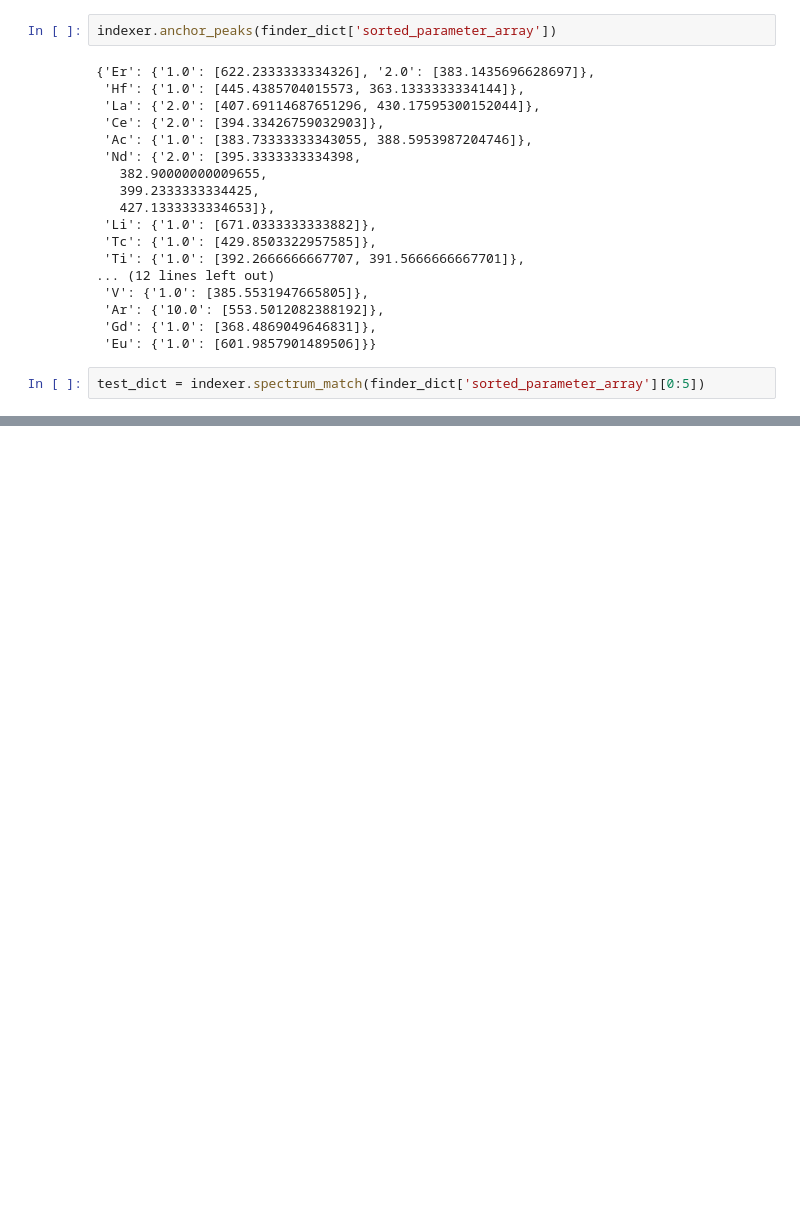
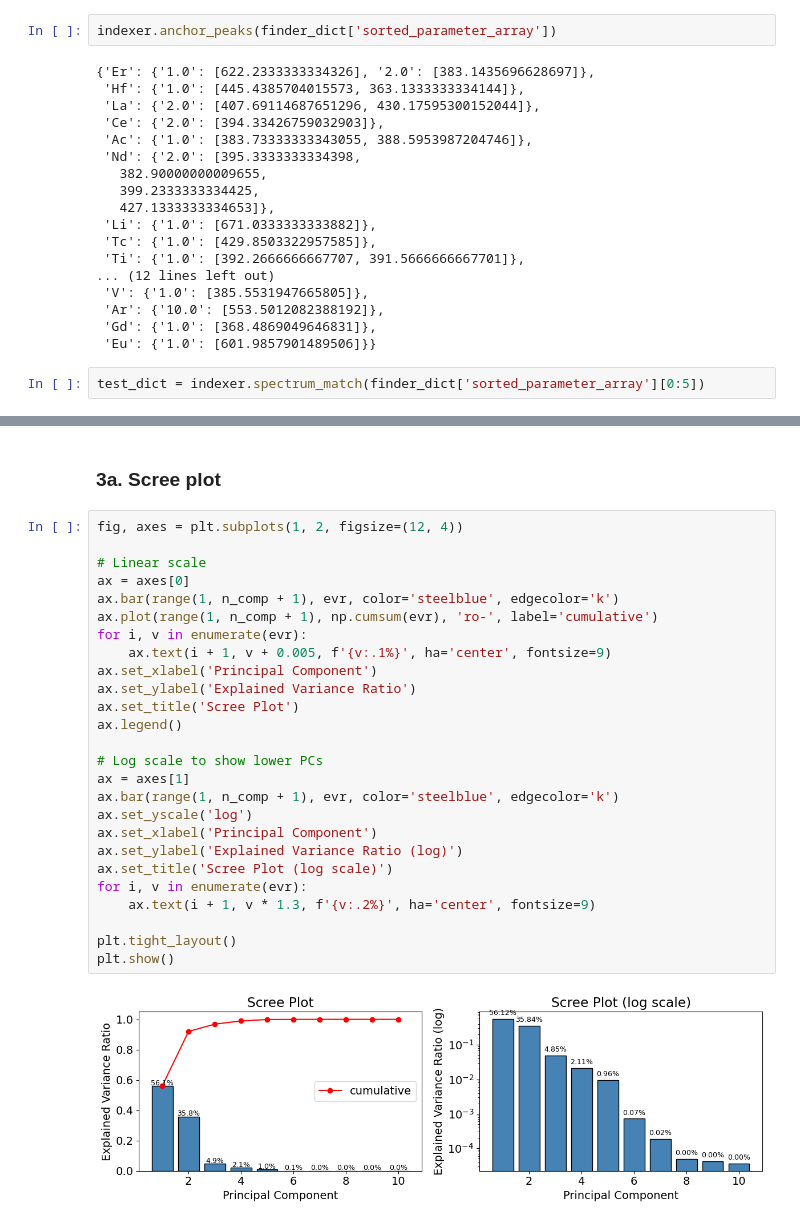
Before and after one commit to MWhitta/alibz, a Jupyter notebook: peaky_demo_v1.ipynb, the cells around one changed output, grey strips where cells are left out. Drawn from its saved outputs; the diff is of its cells as text; blank space fills up the shorter version.

```diff
--- a/peaky_demo_v1.ipynb
+++ b/peaky_demo_v1.ipynb
@@ -140,0 +289,30 @@ test_dict
+# %% [markdown]
+### 3a. Scree plot
+# %%
+fig, axes = plt.subplots(1, 2, figsize=(12, 4))
+
+# Linear scale
+ax = axes[0]
+ax.bar(range(1, n_comp + 1), evr, color='steelblue', edgecolor='k')
+ax.plot(range(1, n_comp + 1), np.cumsum(evr), 'ro-', label='cumulative')
+for i, v in enumerate(evr):
+    ax.text(i + 1, v + 0.005, f'{v:.1%}', ha='center', fontsize=9)
+ax.set_xlabel('Principal Component')
+ax.set_ylabel('Explained Variance Ratio')
+ax.set_title('Scree Plot')
+ax.legend()
+
+# Log scale to show lower PCs
+ax = axes[1]
+ax.bar(range(1, n_comp + 1), evr, color='steelblue', edgecolor='k')
+ax.set_yscale('log')
+ax.set_xlabel('Principal Component')
+ax.set_ylabel('Explained Variance Ratio (log)')
+ax.set_title('Scree Plot (log scale)')
+for i, v in enumerate(evr):
+    ax.text(i + 1, v * 1.3, f'{v:.2%}', ha='center', fontsize=9)
+
+plt.tight_layout()
+plt.show()
+# %% [output]
+[figure, added]
```
Also changed, not shown: parts of 17 cells of this notebook, 12 other files.
